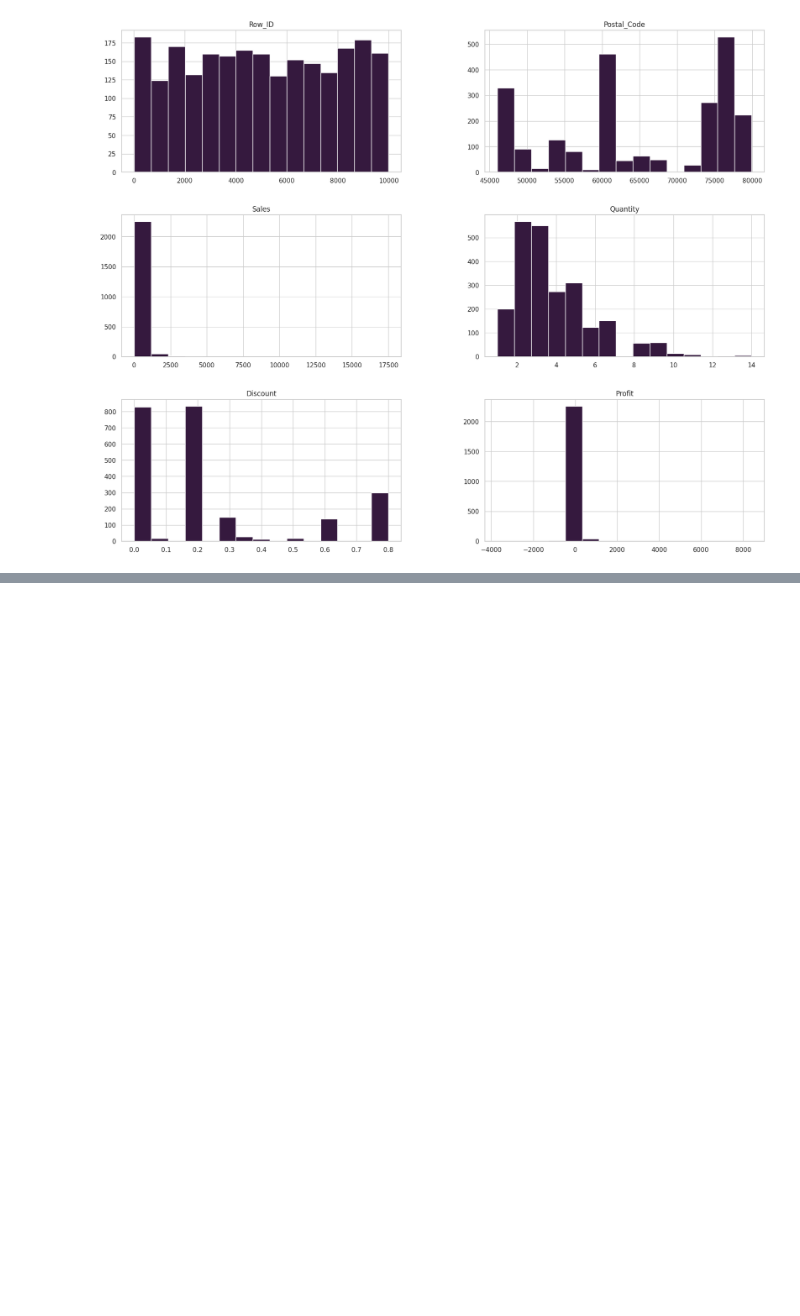
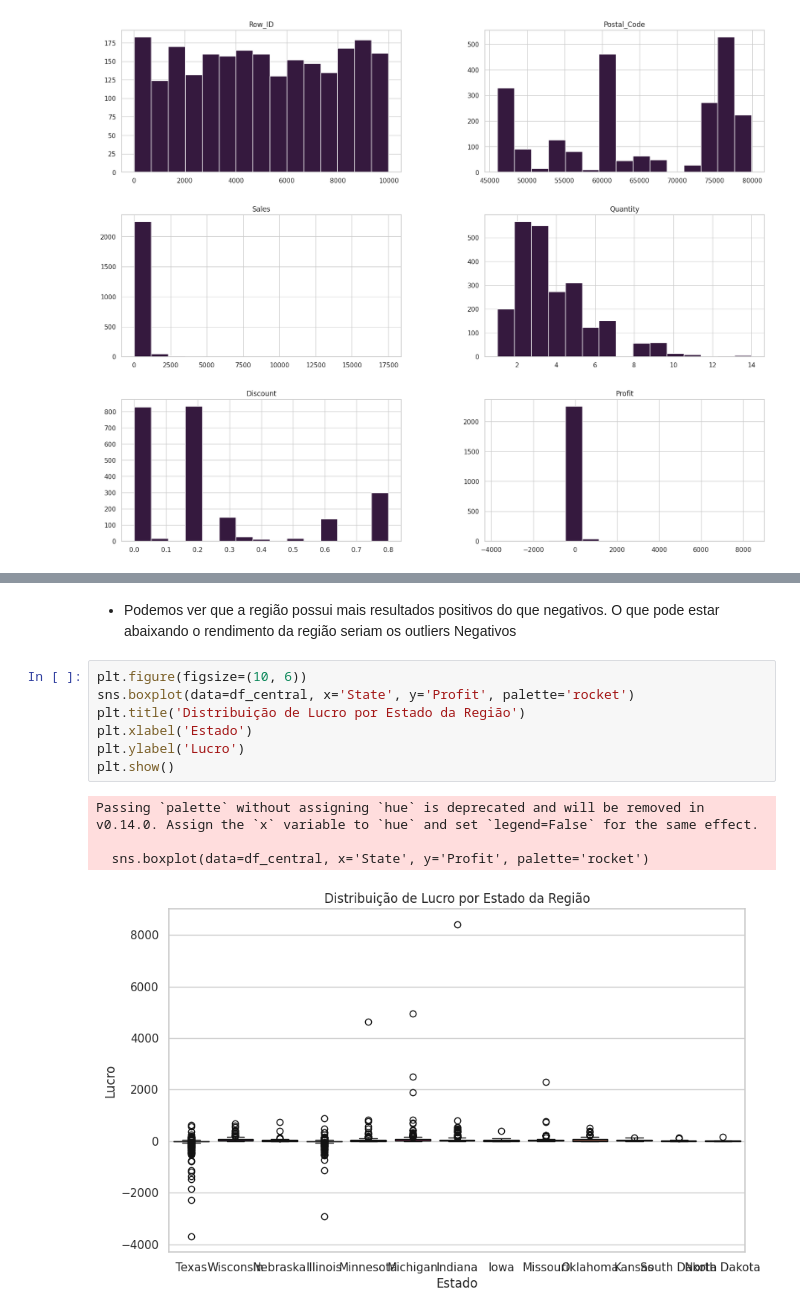
Before and after one commit to Ronaldo-Junior1/analise-dados-supermercado, a Jupyter notebook: Analise_base_supermercadoTeste.ipynb, the cells around one changed output, grey strips where cells are left out. Cells and saved outputs as stored; diff of their text form; blank space fills up the shorter version.

```diff
--- a/Analise_base_supermercadoTeste.ipynb
+++ b/Analise_base_supermercadoTeste.ipynb
@@ -427,0 +502,14 @@ df_central.hist(bins=15, figsize=(20,16));
+# %% [markdown]
+- Podemos ver que a região possui mais resultados positivos do que negativos. O que pode estar abaixando o rendimento da região seriam os outliers Negativos
+# %%
+plt.figure(figsize=(10, 6))
+sns.boxplot(data=df_central, x='State', y='Profit', palette='rocket')
+plt.title('Distribuição de Lucro por Estado da Região')
+plt.xlabel('Estado')
+plt.ylabel('Lucro')
+plt.show()
+# %% [output]
+Passing `palette` without assigning `hue` is deprecated and will be removed in v0.14.0. Assign the `x` variable to `hue` and set `legend=False` for the same effect.
+
+  sns.boxplot(data=df_central, x='State', y='Profit', palette='rocket')
+[figure, added]
```
Also changed, not shown: parts of 13 cells of this notebook.
